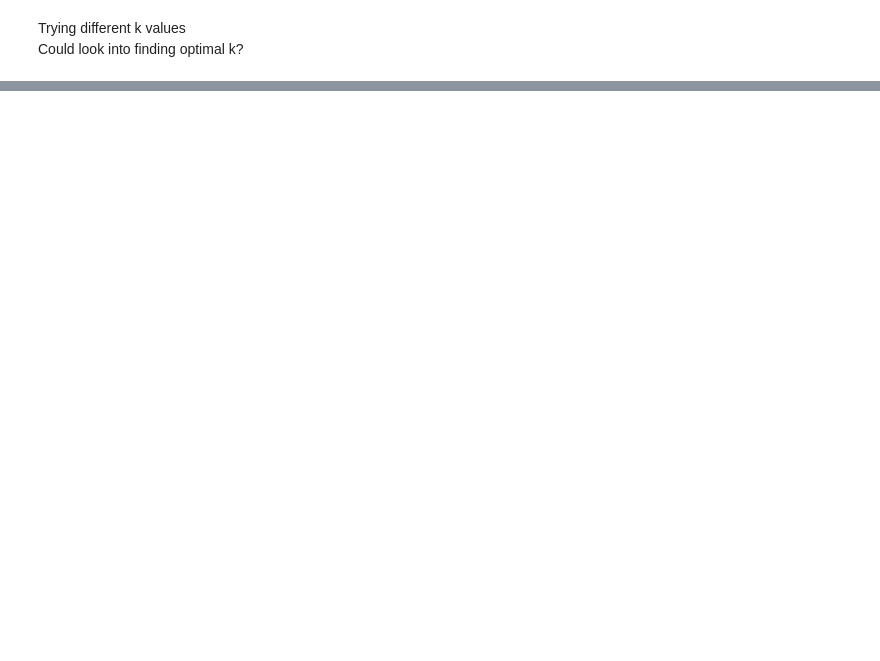
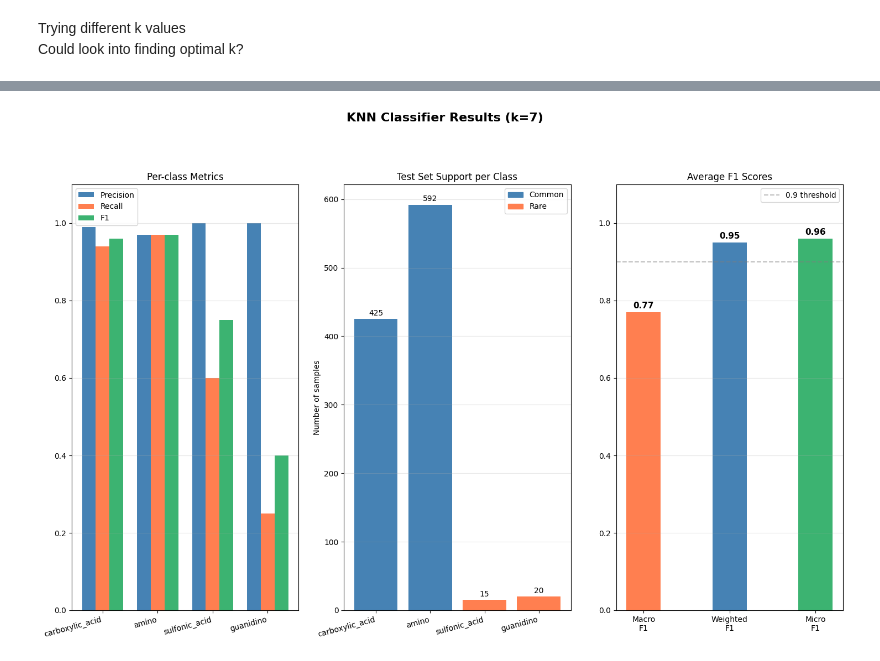
Before and after one commit to nikoof/4cblw010, a Jupyter notebook: old/training/knn.ipynb, the cells around one changed output, grey strips where cells are left out. Cells and saved outputs as stored; diff of their text form; code cells hidden in the pictures; blank space fills up the shorter version.

```diff
--- a/old/training/knn.ipynb
+++ b/old/training/knn.ipynb
@@ -107,0 +160,58 @@ carboxylic_acid       0.94      0.92      0.93       418
+# %%
+import matplotlib.patches as mpatches
+import seaborn as sns
+
+classes = ['carboxylic_acid', 'amino', 'sulfonic_acid', 'guanidino']
+
+fig, axes = plt.subplots(1, 3, figsize=(18, 10))
+fig.suptitle('KNN Classifier Results (k=7)', fontsize=16, fontweight='bold', y=1.01)
+
+# --- Plot 1: Per-class metrics bar chart ---
+ax = axes[0]
+precision = [0.99, 0.97, 1.00, 1.00]
+recall    = [0.94, 0.97, 0.60, 0.25]
+f1        = [0.96, 0.97, 0.75, 0.40]
+x = np.arange(len(classes))
+w = 0.25
+ax.bar(x - w, precision, w, label='Precision', color='steelblue')
+ax.bar(x,     recall,    w, label='Recall',    color='coral')
+ax.bar(x + w, f1,        w, label='F1',        color='mediumseagreen')
+ax.set_xticks(x)
+ax.set_xticklabels(classes, rotation=15, ha='right')
+ax.set_ylim(0, 1.1)
+ax.set_title('Per-class Metrics')
+ax.legend()
+ax.grid(axis='y', alpha=0.3)
+
+# --- Plot 2: Support (class distribution in test set) ---
+ax = axes[1]
+support = [425, 592, 15, 20]
+colors = ['steelblue', 'steelblue', 'coral', 'coral']
+bars = ax.bar(classes, support, color=colors)
+ax.set_title('Test Set Support per Class')
+ax.set_xticklabels(classes, rotation=15, ha='right')
+ax.set_ylabel('Number of samples')
+for bar, val in zip(bars, support):
+    ax.text(bar.get_x() + bar.get_width()/2, bar.get_height() + 5,
+            str(val), ha='center', fontsize=10)
+ax.grid(axis='y', alpha=0.3)
+common = mpatches.Patch(color='steelblue', label='Common')
+rare   = mpatches.Patch(color='coral',     label='Rare')
+ax.legend(handles=[common, rare])
+
+# --- Plot 3: Macro vs Weighted F1 comparison ---
+ax = axes[2]
+avg_types = ['Macro\nF1', 'Weighted\nF1', 'Micro\nF1']
+values = [0.77, 0.95, 0.96]
+bar_colors = ['coral', 'steelblue', 'mediumseagreen']
+bars = ax.bar(avg_types, values, color=bar_colors, width=0.4)
+ax.set_ylim(0, 1.1)
+ax.set_title('Average F1 Scores')
+for bar, val in zip(bars, values):
+    ax.text(bar.get_x() + bar.get_width()/2, bar.get_height() + 0.01,
+            f'{val:.2f}', ha='center', fontsize=11, fontweight='bold')
+ax.axhline(y=0.9, color='gray', linestyle='--', alpha=0.5, label='0.9 threshold')
+ax.legend()
+ax.grid(axis='y', alpha=0.3)
+# %% [output]
+[figure, added]
```
Also changed, not shown: parts of 12 cells of this notebook, 1 other file.
